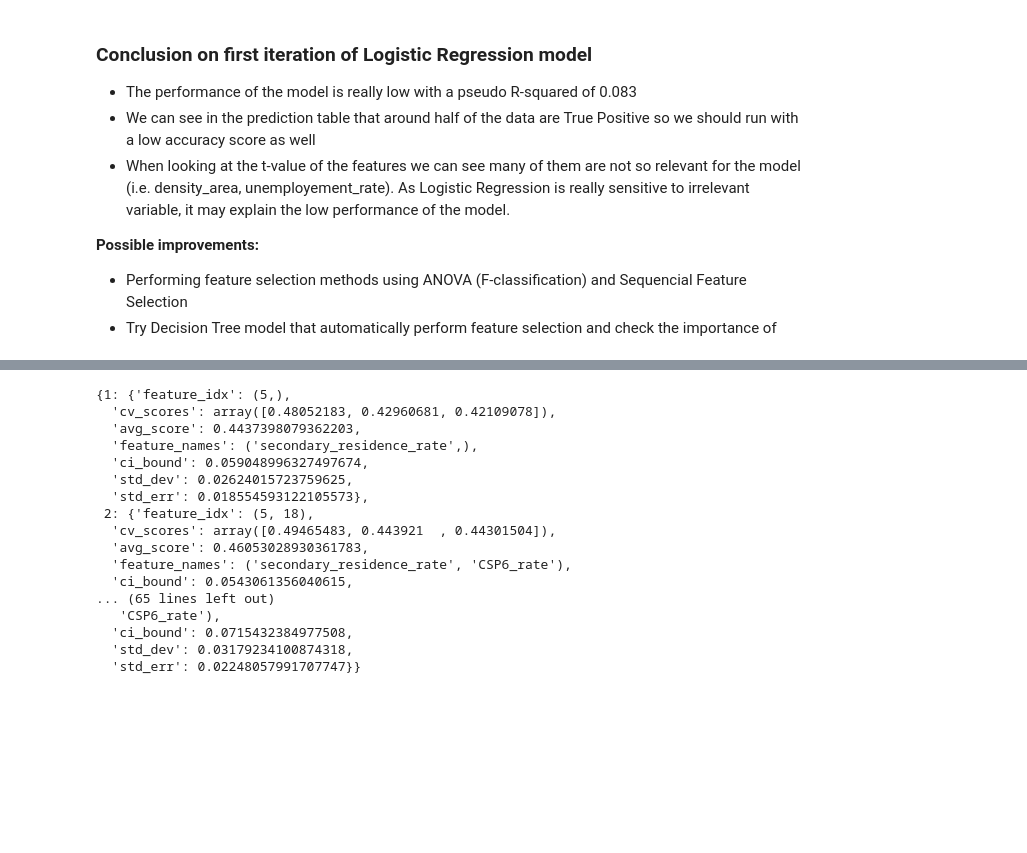
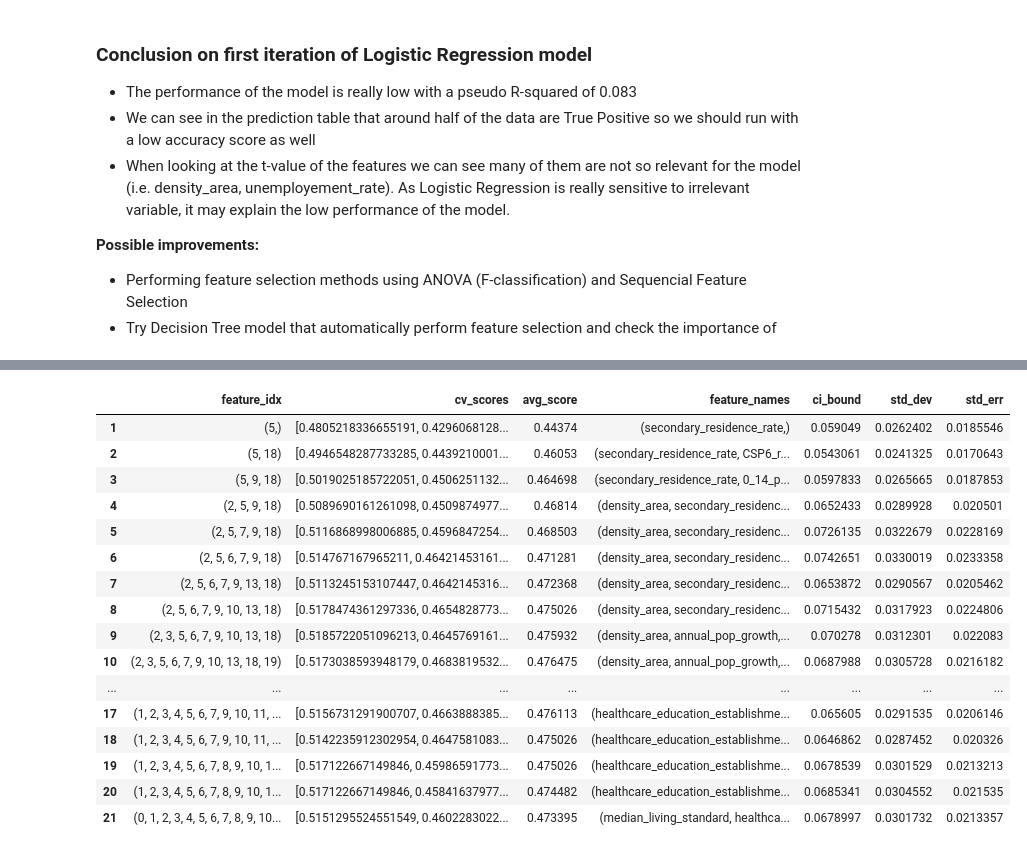
Before and after one commit to LudivineLacour/predict-medical-desert, a Jupyter notebook: code/classification_supervised_learning.ipynb, the cells around one changed output, grey strips where cells are left out. Saved outputs shown, nothing was run; the diff lists cells and outputs as text; code cells hidden in the pictures; blank space fills up the shorter version.

```diff
--- a/code/classification_supervised_learning.ipynb
+++ b/code/classification_supervised_learning.ipynb
@@ -297,30 +301,37 @@ Feature 20: 33.700080
 # %%
-# Try feature selection using SFS
+# Try feature selection using SFS - WARNING takes time to run
 
-def feature_selection_sfs(X, y, k=(1,(X.shape[1]))):
+def feat_selection_sfs(X, y, test_sample=[], k=(1,(X.shape[1]))):
     estimator = LogisticRegression(max_iter=1000)
     sfs = SFS(estimator, k_features=k, forward=True, cv=3)
     sfs = sfs.fit(X, y)
-    return sfs.get_metric_dict()
-
-metrics = feature_selection_sfs(X_res,y_res,(1,8))
-metrics
+    X_fs = sfs.transform(X)
+    # X_test can be passed in case of performing the function for X_train and X_test samples
+    if len(test_sample)!=0:
+        X_test_fs = sfs.transform(test_sample)
+        return X_fs, X_test_fs, sfs
+    else:
+        return X_fs, sfs
-# %% [output]
-{1: {'feature_idx': (5,),
-  'cv_scores': array([0.48052183, 0.42960681, 0.42109078]),
-  'avg_score': 0.4437398079362203,
-  'feature_names': ('secondary_residence_rate',),
-  'ci_bound': 0.059048996327497674,
-  'std_dev': 0.02624015723759625,
-  'std_err': 0.018554593122105573},
- 2: {'feature_idx': (5, 18),
-  'cv_scores': array([0.49465483, 0.443921  , 0.44301504]),
-  'avg_score': 0.46053028930361783,
-  'feature_names': ('secondary_residence_rate', 'CSP6_rate'),
-  'ci_bound': 0.0543061356040615,
-... (65 lines left out)
-   'CSP6_rate'),
-  'ci_bound': 0.0715432384977508,
-  'std_dev': 0.03179234100874318,
-  'std_err': 0.02248057991707747}}
+# %%
+X_sfs, sfs = feat_selection_sfs(X_res,y_res)
+metrics = pd.DataFrame.from_dict(sfs.get_metric_dict()).T
+metrics
+# %% [output]
+|  | feature_idx | cv_scores | avg_score | feature_names | ci_bound | std_dev | std_err |
+| 1 | (5,) | [0.4805218336655191, 0.4296068128... | 0.44374 | (secondary_residence_rate,) | 0.059049 | 0.0262402 | 0.0185546 |
+| 2 | (5, 18) | [0.4946548287733285, 0.4439210001... | 0.46053 | (secondary_residence_rate, CSP6_r... | 0.0543061 | 0.0241325 | 0.0170643 |
+| 3 | (5, 9, 18) | [0.5019025185722051, 0.4506251132... | 0.464698 | (secondary_residence_rate, 0_14_p... | 0.0597833 | 0.0265665 | 0.0187853 |
+| 4 | (2, 5, 9, 18) | [0.5089690161261098, 0.4509874977... | 0.46814 | (density_area, secondary_residenc... | 0.0652433 | 0.0289928 | 0.020501 |
+| 5 | (2, 5, 7, 9, 18) | [0.5116868998006885, 0.4596847254... | 0.468503 | (density_area, secondary_residenc... | 0.0726135 | 0.0322679 | 0.0228169 |
+| 6 | (2, 5, 6, 7, 9, 18) | [0.514767167965211, 0.46421453161... | 0.471281 | (density_area, secondary_residenc... | 0.0742651 | 0.0330019 | 0.0233358 |
+| 7 | (2, 5, 6, 7, 9, 13, 18) | [0.5113245153107447, 0.4642145316... | 0.472368 | (density_area, secondary_residenc... | 0.0653872 | 0.0290567 | 0.0205462 |
+| 8 | (2, 5, 6, 7, 9, 10, 13, 18) | [0.5178474361297336, 0.4654828773... | 0.475026 | (density_area, secondary_residenc... | 0.0715432 | 0.0317923 | 0.0224806 |
+| 9 | (2, 3, 5, 6, 7, 9, 10, 13, 18) | [0.5185722051096213, 0.4645769161... | 0.475932 | (density_area, annual_pop_growth,... | 0.070278 | 0.0312301 | 0.022083 |
+| 10 | (2, 3, 5, 6, 7, 9, 10, 13, 18, 19) | [0.5173038593948179, 0.4683819532... | 0.476475 | (density_area, annual_pop_growth,... | 0.0687988 | 0.0305728 | 0.0216182 |
+| ... | ... | ... | ... | ... | ... | ... | ... |
+| 17 | (1, 2, 3, 4, 5, 6, 7, 9, 10, 11, ... | [0.5156731291900707, 0.4663888385... | 0.476113 | (healthcare_education_establishme... | 0.065605 | 0.0291535 | 0.0206146 |
+| 18 | (1, 2, 3, 4, 5, 6, 7, 9, 10, 11, ... | [0.5142235912302954, 0.4647581083... | 0.475026 | (healthcare_education_establishme... | 0.0646862 | 0.0287452 | 0.020326 |
+| 19 | (1, 2, 3, 4, 5, 6, 7, 8, 9, 10, 1... | [0.517122667149846, 0.45986591773... | 0.475026 | (healthcare_education_establishme... | 0.0678539 | 0.0301529 | 0.0213213 |
+| 20 | (1, 2, 3, 4, 5, 6, 7, 8, 9, 10, 1... | [0.517122667149846, 0.45841637977... | 0.474482 | (healthcare_education_establishme... | 0.0685341 | 0.0304552 | 0.021535 |
+| 21 | (0, 1, 2, 3, 4, 5, 6, 7, 8, 9, 10... | [0.5151295524551549, 0.4602283022... | 0.473395 | (median_living_standard, healthca... | 0.0678997 | 0.0301732 | 0.0213357 |
 # %%
```
Also changed, not shown: parts of 13 cells of this notebook, 2 other files.
